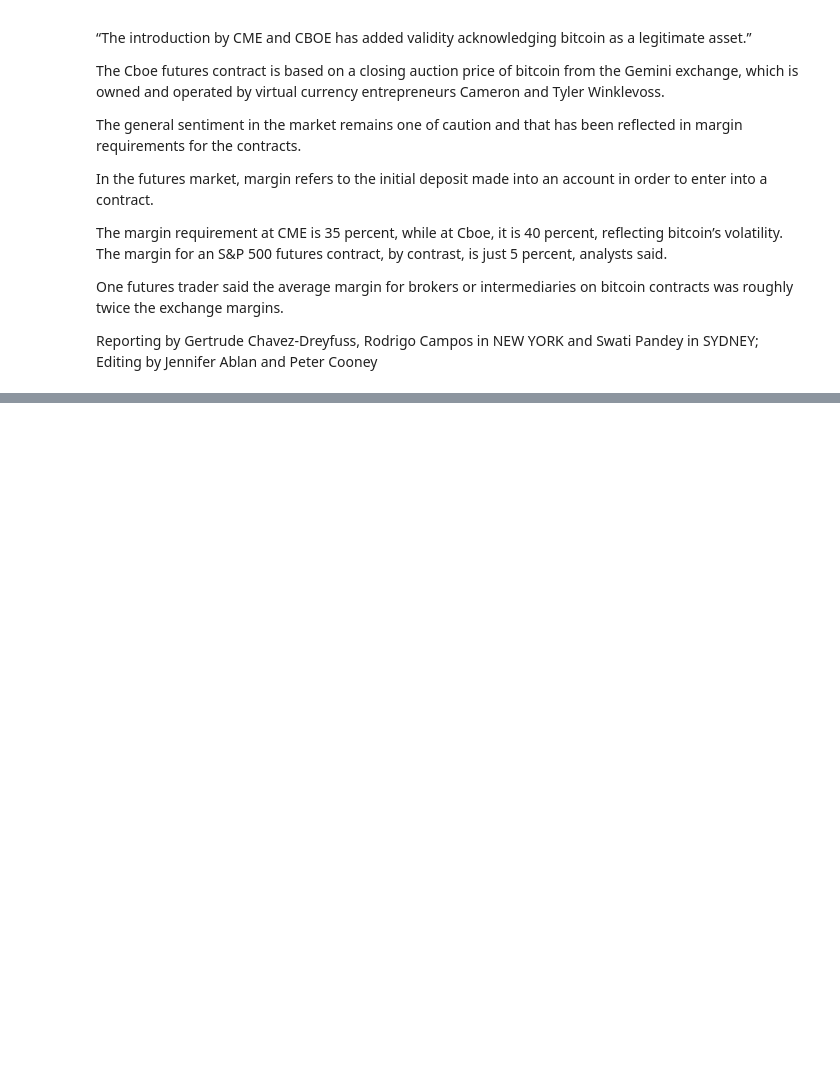
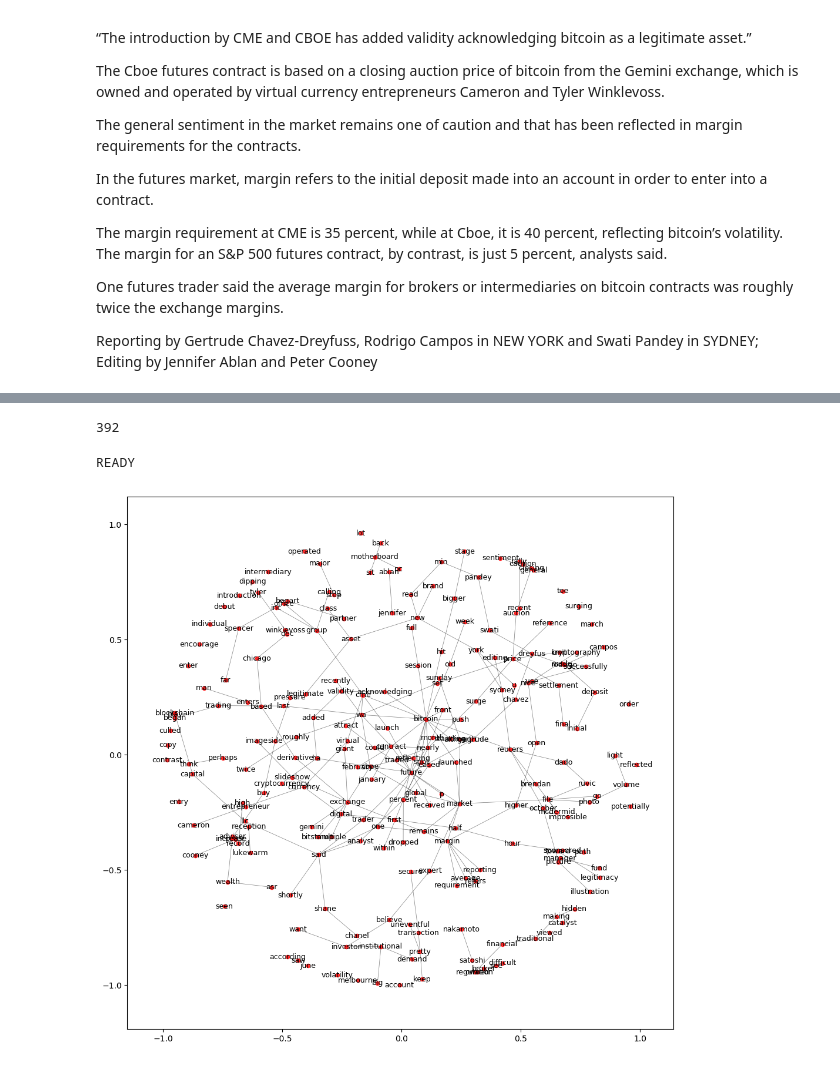
Before and after one commit to XuMuK1/KeywordsExtraction, a Jupyter notebook: GraphMethods/testNotebook.ipynb, the cells around one changed output, grey strips where cells are left out. Saved outputs shown, nothing was run; the diff lists cells and outputs as text; code cells hidden in the pictures; blank space fills up the shorter version.

```diff
--- a/GraphMethods/testNotebook.ipynb
+++ b/GraphMethods/testNotebook.ipynb
@@ -64,8 +65,9 @@ import collections
 with open("./data/test/reuters.txt") as fin:
     raw = fin.read()
 
+raw = re.sub(r'\d+', '', raw)
 tokens = nltk.tokenize.RegexpTokenizer(r'\w+').tokenize(raw)
-print(tokens[:30])
+
 text= nltk.Text(tokens)
 words = [w.lower() for w in text]
 wnl = nltk.WordNetLemmatizer()
@@ -84,0 +78,5 @@ print(len(wordList))
+# %%
+wordList=np.unique(words)
+
+wordList_filtered = np.array([word for word in wordList if word not in set(nltk.corpus.stopwords.words('english'))])
+print(wordList_filtered)
@@ -84,0 +128,33 @@ print(len(wordList))
+# %%
+print(Adj_mat.nnz)
+# %% [output]
+392
+# %%
+gow = nx.Graph(Adj_mat)
+# %%
+N=Adj_mat.shape[0]#number of nodes
+
+f, ax = plt.subplots(figsize=(12,12))
+
+pos=nx.spring_layout(gow, k= 1/np.sqrt(N)*35,iterations=710,weight=0.1) # positions for all nodes
+
+nx.draw_networkx_nodes(gow,pos,
+                       node_list=np.arange(len(wordList_filtered)),
+                       node_color='r',
+                       node_size=20,
+                   alpha=0.8)
+
+
+# edges
+nx.draw_networkx_edges(gow,pos,width=0.5,arrows=False,alpha=0.5)
+
+
+
+# some math labels
+nx.draw_networkx_labels(gow,pos,dict(zip(np.arange(len(wordList_filtered)),wordList_filtered)),font_size=9)
+print("READY")#to suppress output
+
+#nx.draw_spring(gow,node_list=wordList_filtered)
+# %% [output]
+READY
+[figure, added]
```
Also changed, not shown: parts of 15 cells of this notebook.
